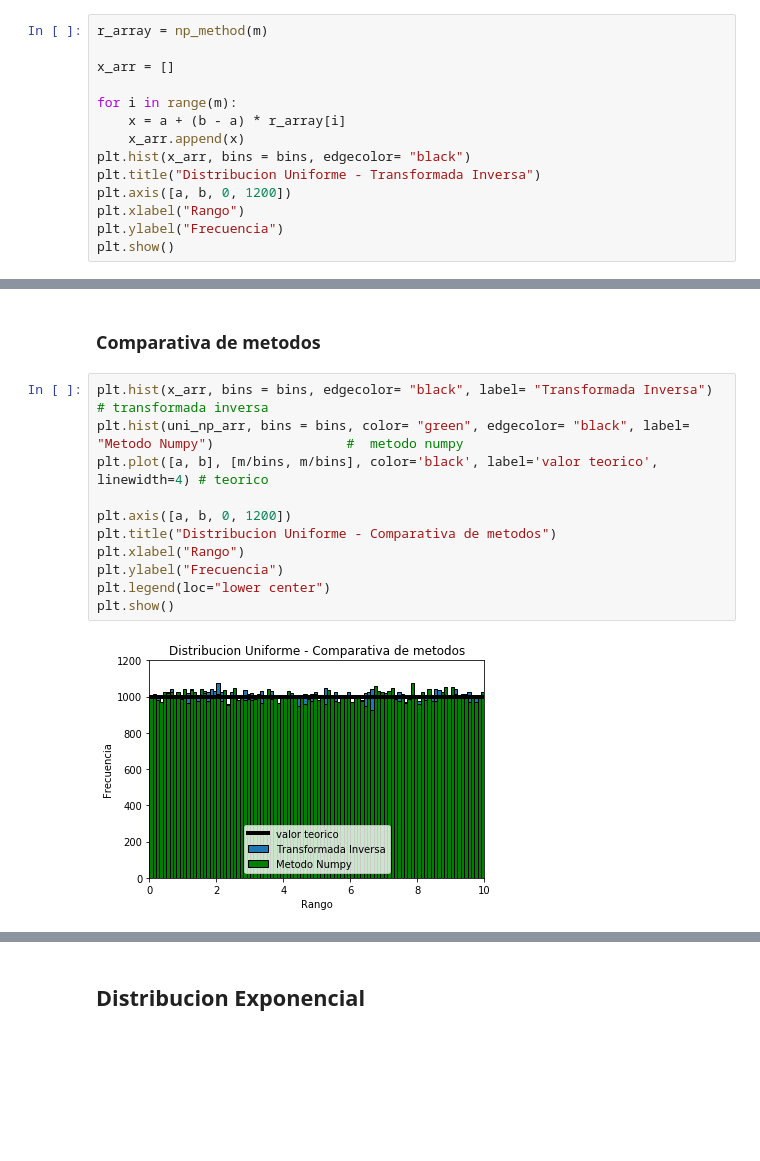
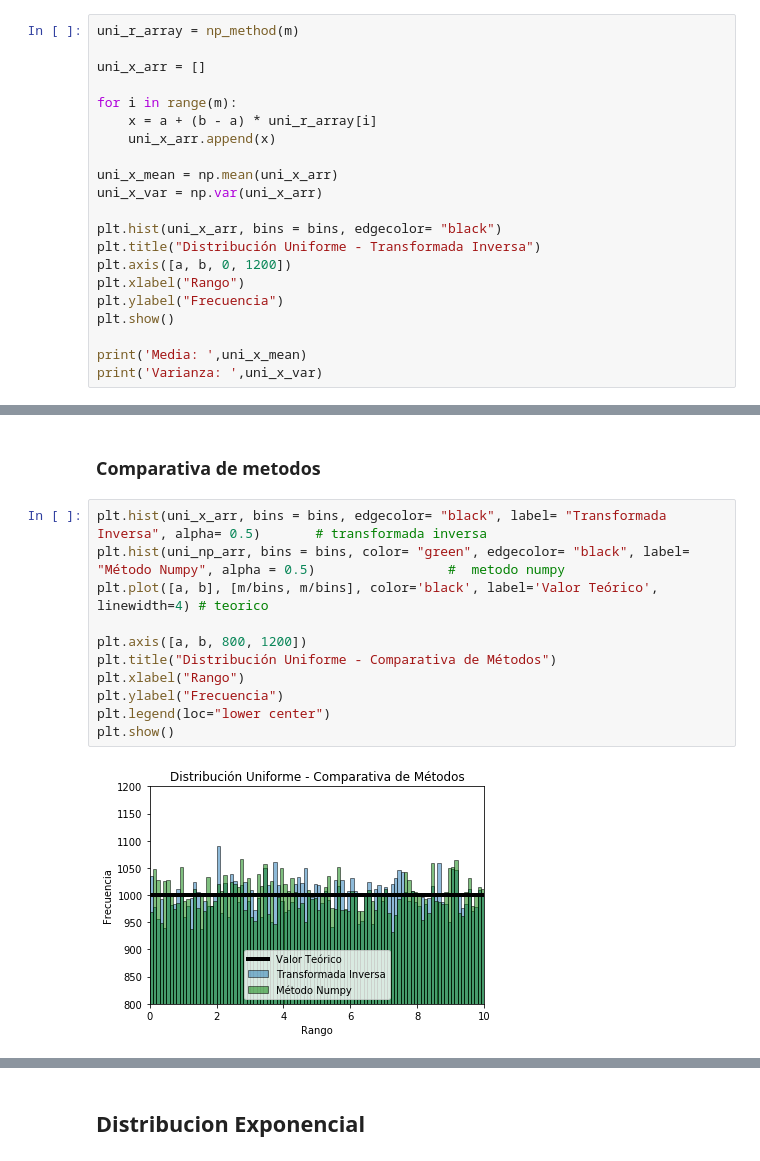
Before and after one commit to alejaz92/facultad, a Jupyter notebook: TP2.2.ipynb, the cells around one changed output, grey strips where cells are left out. Cells and saved outputs as stored; diff of their text form; blank space fills up the shorter version.

Commit message:
Finalizado metodo poisson

```diff
--- a/TP2.2.ipynb
+++ b/TP2.2.ipynb
@@ -67,17 +24,24 @@ bins = 100
 # %% [markdown]
 ### Transformada inversa
 # %%
-r_array = np_method(m)
+uni_r_array = np_method(m)
 
-x_arr = []
+uni_x_arr = []
 
 for i in range(m):
-    x = a + (b - a) * r_array[i]
-    x_arr.append(x)
-plt.hist(x_arr, bins = bins, edgecolor= "black")
-plt.title("Distribucion Uniforme - Transformada Inversa")
+    x = a + (b - a) * uni_r_array[i]
+    uni_x_arr.append(x)
+
+uni_x_mean = np.mean(uni_x_arr)
+uni_x_var = np.var(uni_x_arr)
+
+plt.hist(uni_x_arr, bins = bins, edgecolor= "black")
+plt.title("Distribución Uniforme - Transformada Inversa")
 plt.axis([a, b, 0, 1200])
 plt.xlabel("Rango")
 plt.ylabel("Frecuencia")
 plt.show()
+
+print('Media: ',uni_x_mean)
+print('Varianza: ',uni_x_var)
 # %% [output]
@@ -110,15 +85,15 @@ plt.show()
 # %% [markdown]
 ### Comparativa de metodos
 # %%
-plt.hist(x_arr, bins = bins, edgecolor= "black", label= "Transformada Inversa")       # transformada inversa
-plt.hist(uni_np_arr, bins = bins, color= "green", edgecolor= "black", label= "Metodo Numpy")                 #  metodo numpy
-plt.plot([a, b], [m/bins, m/bins], color='black', label='valor teorico', linewidth=4) # teorico
+plt.hist(uni_x_arr, bins = bins, edgecolor= "black", label= "Transformada Inversa", alpha= 0.5)       # transformada inversa
+plt.hist(uni_np_arr, bins = bins, color= "green", edgecolor= "black", label= "Método Numpy", alpha = 0.5)                 #  metodo numpy
+plt.plot([a, b], [m/bins, m/bins], color='black', label='Valor Teórico', linewidth=4) # teorico
 
-plt.axis([a, b, 0, 1200])
-plt.title("Distribucion Uniforme - Comparativa de metodos")
+plt.axis([a, b, 800, 1200])
+plt.title("Distribución Uniforme - Comparativa de Métodos")
 plt.xlabel("Rango")
 plt.ylabel("Frecuencia")
 plt.legend(loc="lower center")
 plt.show()
 # %% [output]
-[figure, old version]
+[figure, new version]
```
Also changed, not shown: parts of 57 cells of this notebook.
